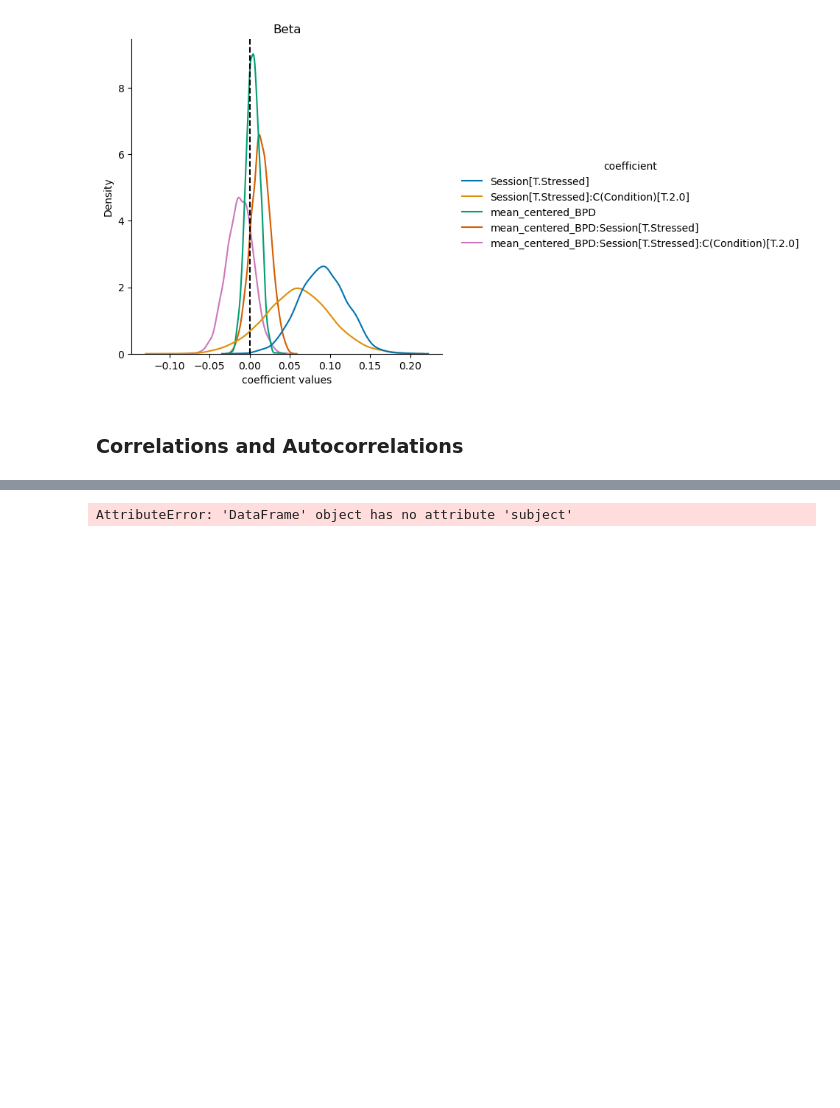
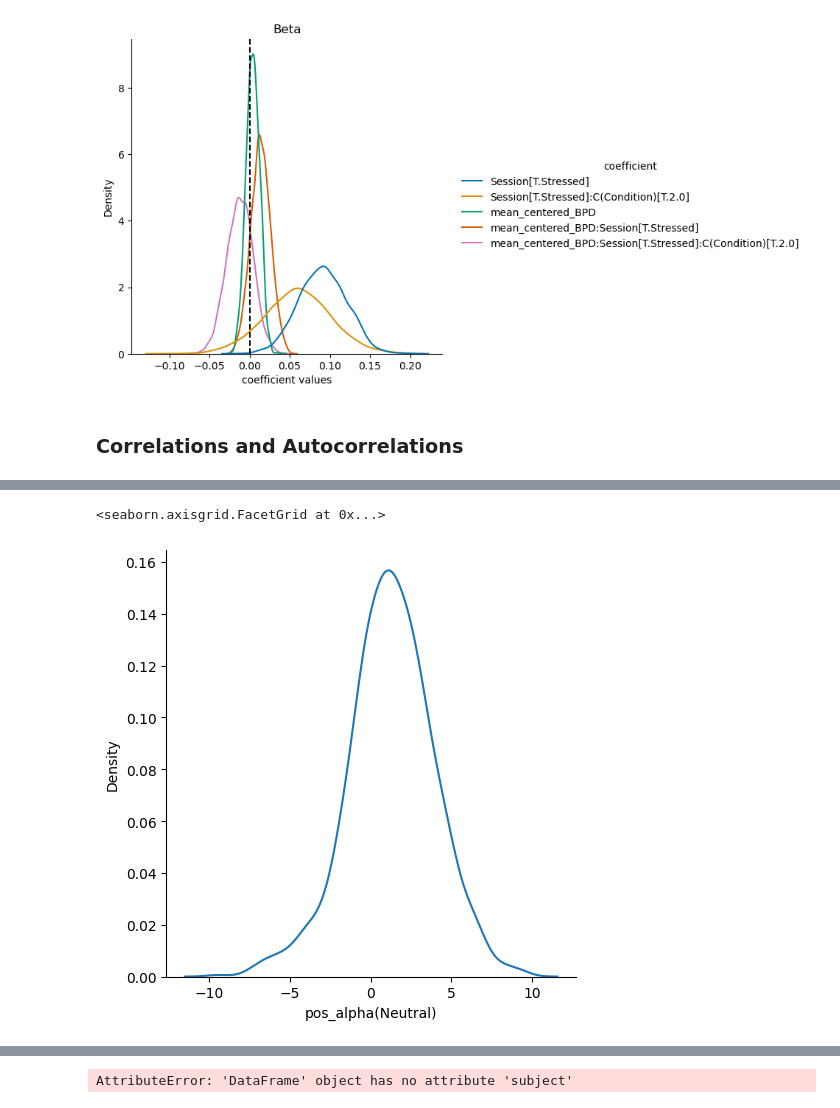
Before and after one commit to tejas-savalia/BPD, a Jupyter notebook: bpd_analyses.ipynb, the cells around one changed output, grey strips where cells are left out. Drawn from its saved outputs; the diff is of its cells as text; code cells hidden in the pictures; blank space fills up the shorter version.

```diff
--- a/bpd_analyses.ipynb
+++ b/bpd_analyses.ipynb
@@ -458,0 +466,5 @@ traces
+# %%
+sns.displot(traces.loc[traces['subject'] == 10, 'pos_alpha(Neutral)'], kind = 'kde')
+# %% [output]
+<seaborn.axisgrid.FacetGrid at 0x...>
+[figure, added]
```
Also changed, not shown: parts of 18 cells of this notebook, 6 other files.
